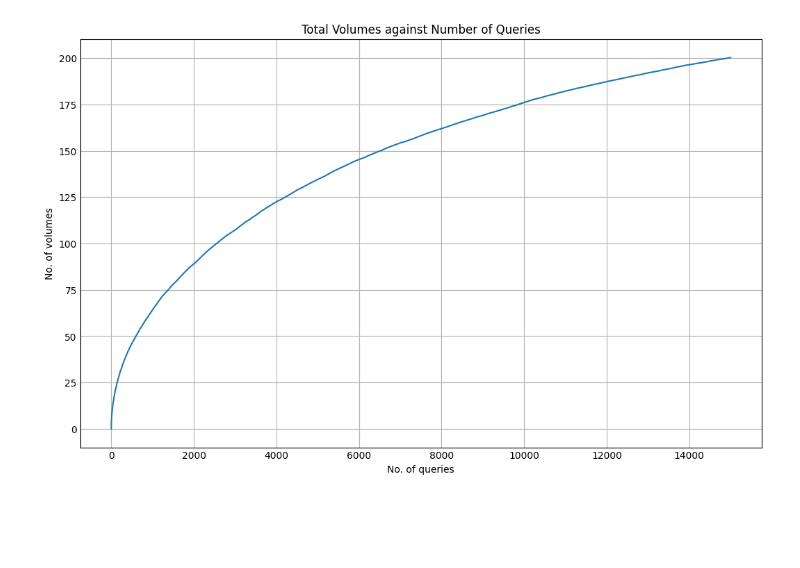
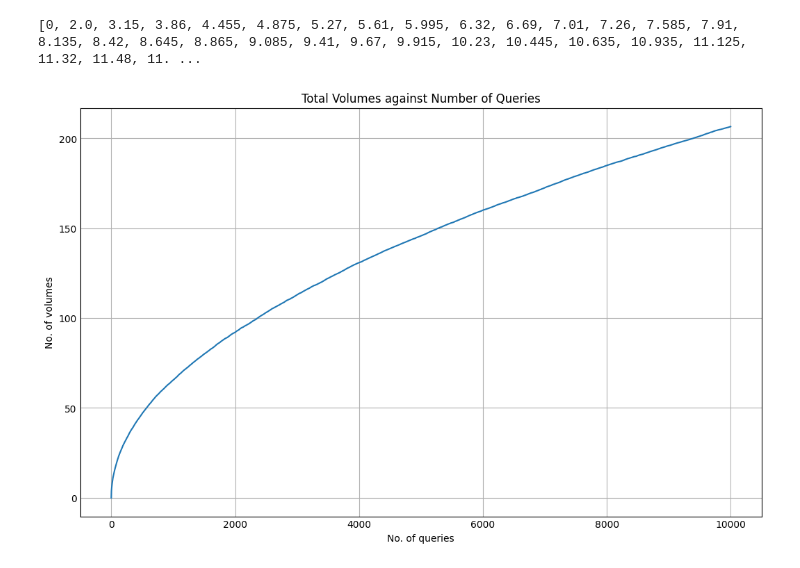
Before and after one commit to Clocksify/Benito-s-Bento-Boxes, a Jupyter notebook: Experiment Plan/Overcover/OVERCOVERwithreplacement.ipynb, the cells around one changed output. Saved outputs shown, nothing was run; the diff lists cells and outputs as text; code cells hidden in the pictures; blank space fills up the shorter version.

```diff
--- a/Experiment Plan/Overcover/OVERCOVERwithreplacement.ipynb
+++ b/Experiment Plan/Overcover/OVERCOVERwithreplacement.ipynb
@@ -5,7 +5,7 @@ import matplotlib.pyplot as plt
 
 #overcoverwithreplacement
 
-RSEmax = 256
+RSEmax = 2048
 
 def is_power_of_two(x):
     return (x & (x - 1)) == 0
@@ -27,6 +27,7 @@ def overcover(start, end):
                         return (start - j, start - j + 2 ** i - 1)
                     else:
                         break
+
 query_range_list = []
 for i in range (RSEmax):
     for j in range (i+1):
@@ -41,7 +42,7 @@ def query_gen():
 
 max_volumes = 2*RSEmax - 1
 no_of_runs = 200
-no_of_queries = 15000
+no_of_queries = 10000
 def overcover_query(no_of_runs, no_of_queries):
     arr = [0 for i in range(no_of_queries+1)]
     for h in range(no_of_runs):
@@ -52,31 +53,33 @@ def overcover_query(no_of_runs, no_of_queries):
             query_asked = query_gen()
             if len(vol_tracker) == max_volumes:
                 for i in range(max_volumes, no_of_queries):
                     arr[i+1] = max_volumes*no_of_runs
                 break
             if len(query_tracker) == int((RSEmax*(RSEmax + 1))/2):
                 break
             query_tracker.append(query_asked)
             (a, b) = query_asked
             query_list = overcover(a, b)
             for i in query_list:
                 if i not in vol_tracker:
                     vol_tracker.append(i)
                     vol_sum +=1
             arr[j+1] = arr[j+1] + vol_sum
 
     for i in range(no_of_queries):
         arr[i+1] = arr[i+1] /no_of_runs
     return(arr)
 
 arr = overcover_query(no_of_runs,no_of_queries)
+print (arr)
 
 plt.style.use('_mpl-gallery')
 plt.figure(figsize=(10,6))
 plt.plot(arr)
 plt.xlabel("No. of queries")
 plt.ylabel("No. of volumes")
 plt.title("Total Volumes against Number of Queries")
 plt.show()
 # %% [output]
+[0, 2.0, 3.15, 3.86, 4.455, 4.875, 5.27, 5.61, 5.995, 6.32, 6.69, 7.01, 7.26, 7.585, 7.91, 8.135, 8.42, 8.645, 8.865, 9.085, 9.41, 9.67, 9.915, 10.23, 10.445, 10.635, 10.935, 11.125, 11.32, 11.48, 11. ...
-[figure, old version]
+[figure, new version]
```
Also changed, not shown: 1 other file.
